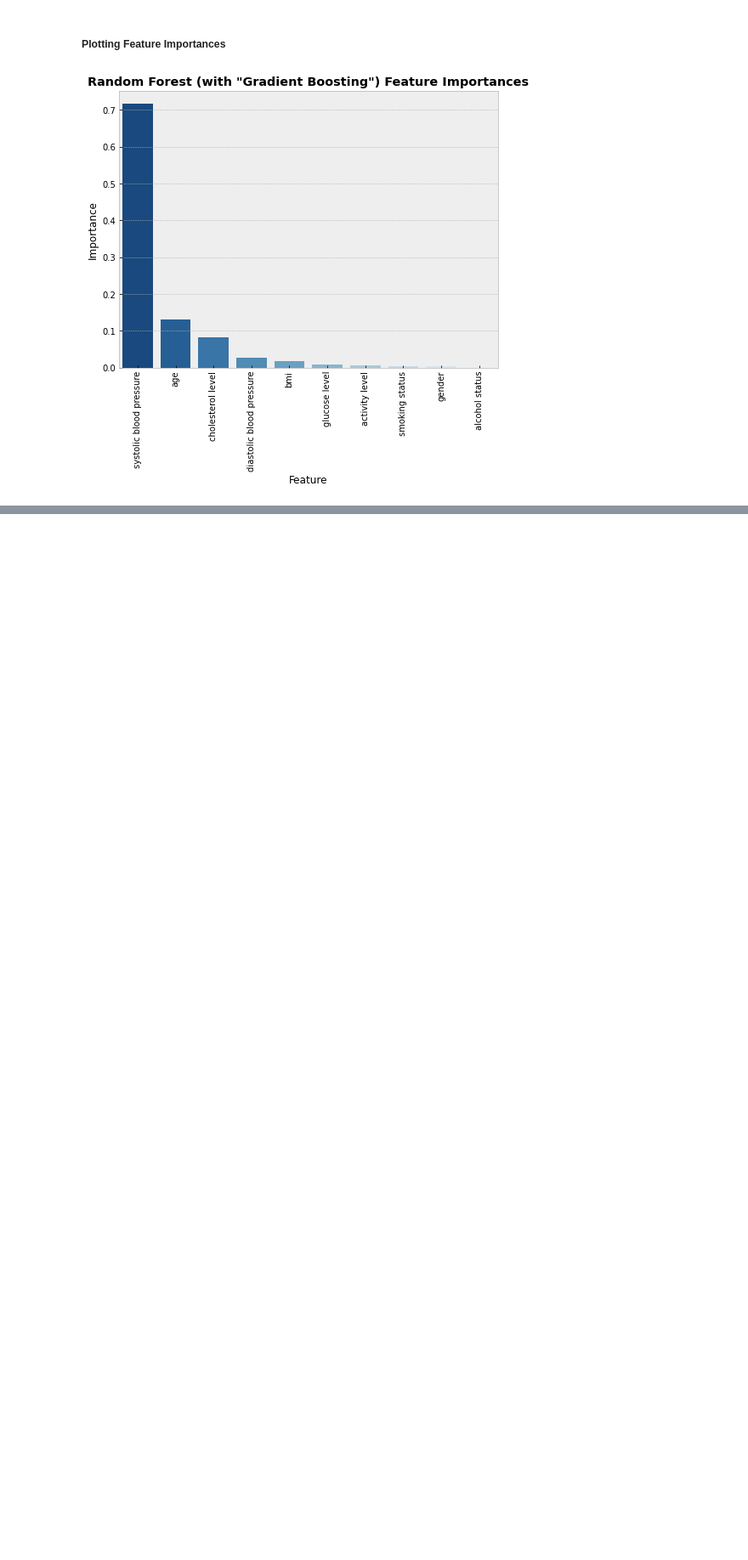
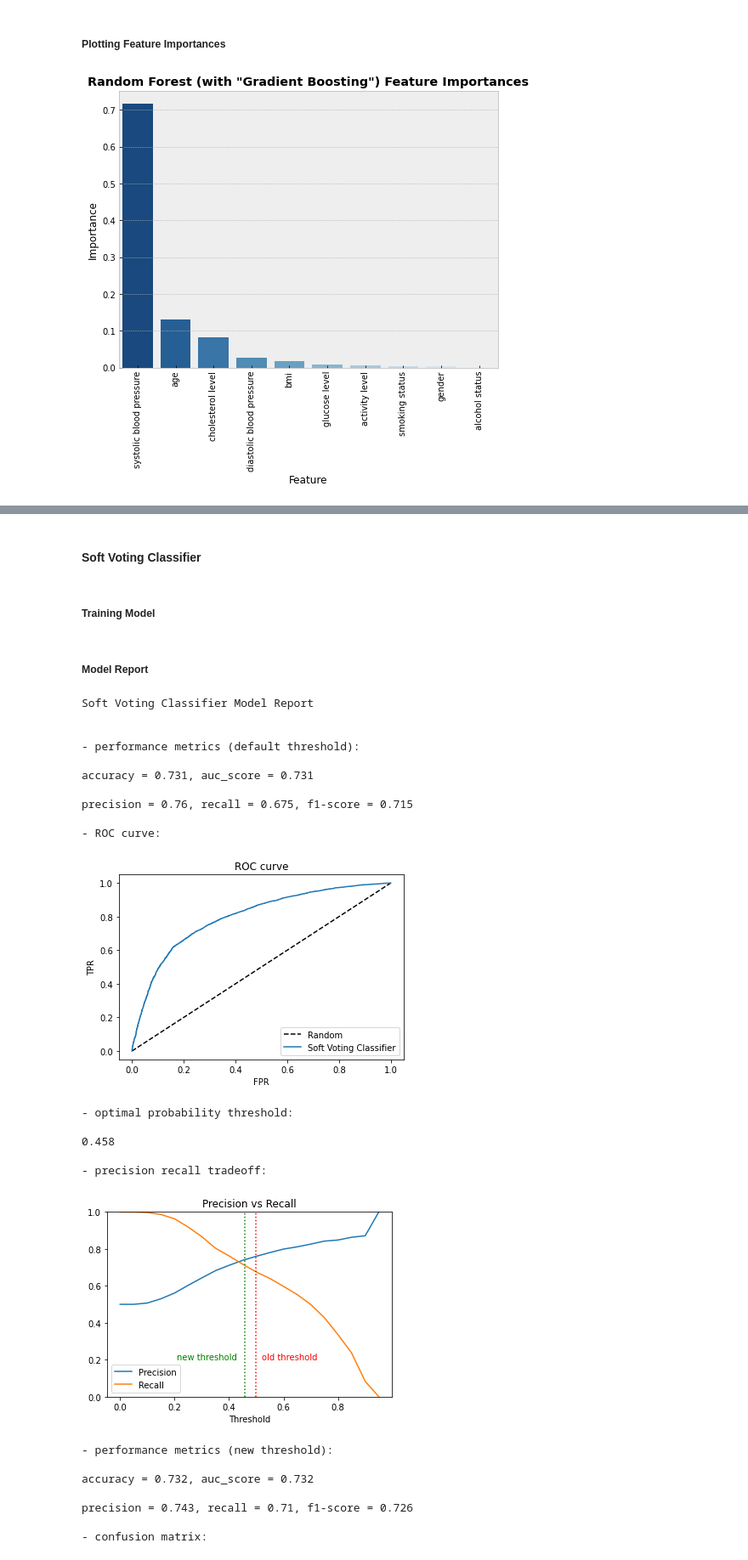
Before and after one commit to jackbustertann/cardiovascular_disease_detection, a Jupyter notebook: index.ipynb, the cells around one changed output, grey strips where cells are left out. Shown at 85% size. Cells and saved outputs as stored; diff of their text form; code cells hidden in the pictures; blank space fills up the shorter version.

```diff
--- a/index.ipynb
+++ b/index.ipynb
@@ -248,3 +242,0 @@ precision = 0.721, recall = 0.714, f1-score = 0.717
-# %%
-num_nb_model, cat_nb_model, mixed_nb_model = mixed_NB(X_train_scaled, y_train)
-y_test_hat, y_test_proba = mixed_NB_predict(num_nb_model, cat_nb_model, mixed_nb_model, X_test_scaled)
@@ -930,0 +1035,37 @@ plt.xticks(rotation = 90);
+# %% [markdown]
+#### Soft Voting Classifier
+# %% [markdown]
+##### Training Model
+# %%
+soft_voting_models = [(lr_model, "scaled"), (tuned_knn_model, "scaled"), (cat_nb_model, "binned"), (tuned_tree_model, "binned")]
+
+y_test_hat, y_test_proba = voting_classifier(soft_voting_models, X_test, hard = False)
+# %% [markdown]
+##### Model Report
+# %%
+model_report(y_test, y_test_hat, y_test_proba, "Soft Voting Classifier")
+# %% [output]
+Soft Voting Classifier Model Report
+
+
+- performance metrics (default threshold):
+
+accuracy = 0.731, auc_score = 0.731
+
+precision = 0.76, recall = 0.675, f1-score = 0.715
+
+- ROC curve:
+[figure, added]
+- optimal probability threshold:
+
+0.458
+
+- precision recall tradeoff:
+[figure, added]
+- performance metrics (new threshold):
+
+accuracy = 0.732, auc_score = 0.732
+
+precision = 0.743, recall = 0.71, f1-score = 0.726
+
+- confusion matrix:
```
Also changed, not shown: parts of 40 cells of this notebook, 1 other file.
